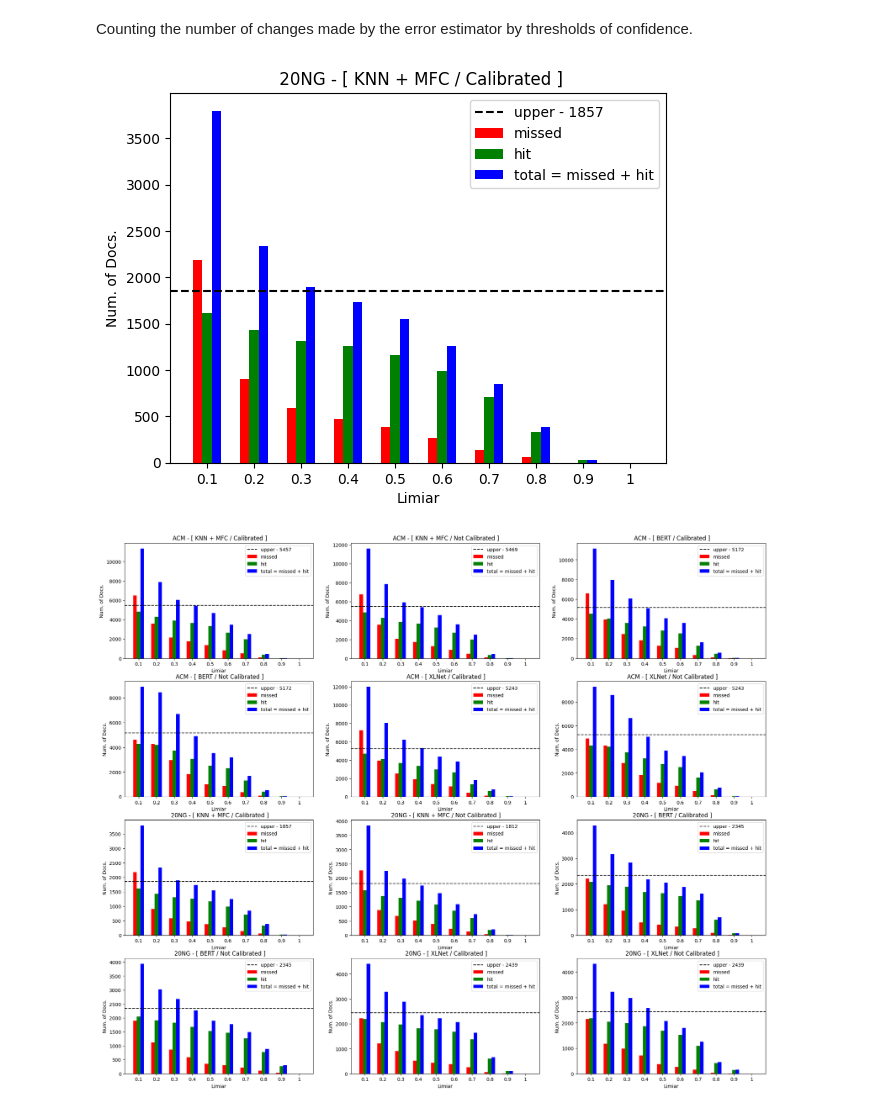
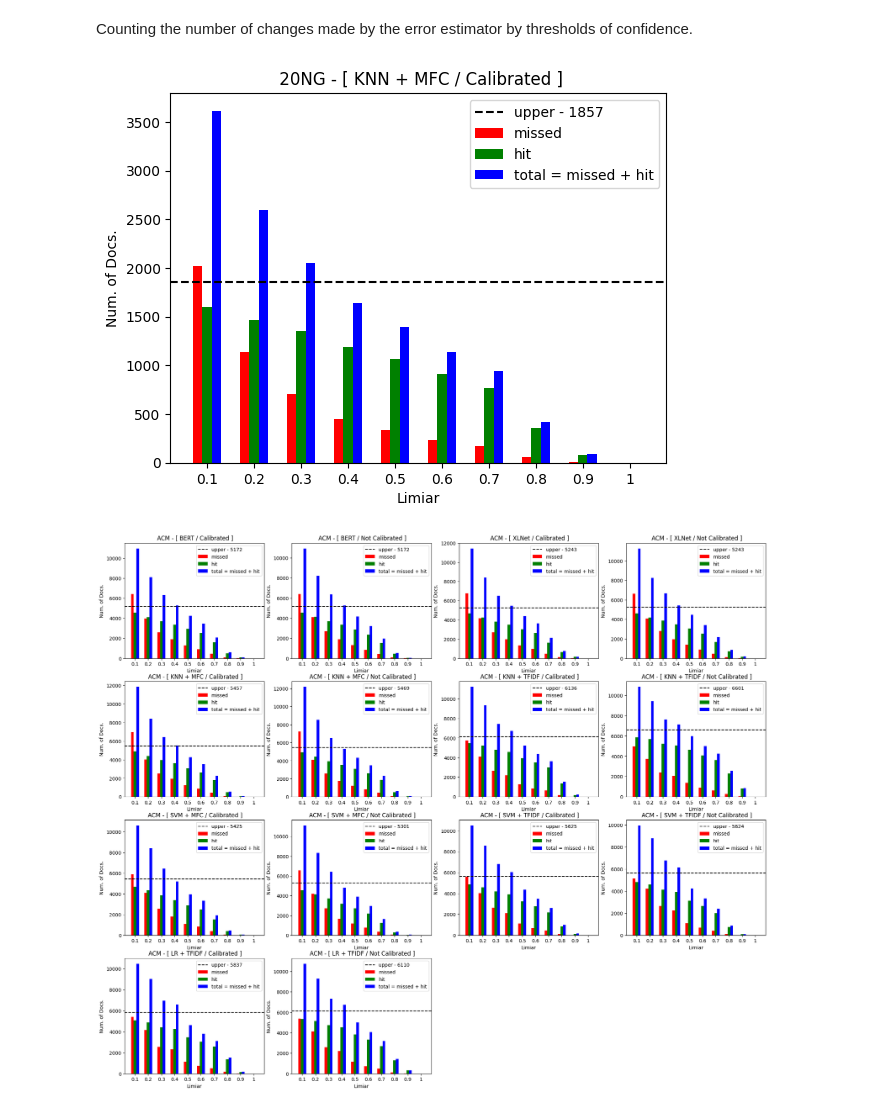
Before and after one commit to warSantos/MS, a Jupyter notebook: analysis/analysis_error_estimators/zeros_count.ipynb, the cells around one changed output. Saved outputs shown, nothing was run; the diff lists cells and outputs as text; code cells hidden in the pictures.

```diff
--- a/analysis/analysis_error_estimators/zeros_count.ipynb
+++ b/analysis/analysis_error_estimators/zeros_count.ipynb
@@ -23,10 +23,10 @@ def measure_error_estimation(data_source: str,
     counts = {}
     clf, proba_type, _ = clf_setup
     for fold in np.arange(10):
-        y_pred = np.load(f"{data_source}/local_rf/{proba_type}/{dataset}/10_folds/{clf}/{clfs_sufix}/dist_probas_probas_based/{fold}/test.npz")['y']
+        y_pred = np.load(f"{data_source}/error_detection/{proba_type}/{dataset}/10_folds/{clf}/{clfs_sufix}/dist_probas_probas_based/{fold}/test.npz")['y']
         y_true = np.load(f"{data_source}/upper_bound/{proba_type}/{dataset}/10_folds/{clf}/{fold}/test.npz")['y']
         probs_class_0 = 1 - y_pred
-        if check_scoring(f"{data_source}/local_rf/{proba_type}/{dataset}/10_folds/{clf}/{clfs_sufix}/dist_probas_probas_based/{fold}/scoring.json"):
+        if check_scoring(f"{data_source}/error_detection/{proba_type}/{dataset}/10_folds/{clf}/{clfs_sufix}/dist_probas_probas_based/{fold}/scoring.json"):
             for limiar in limiars:
                 idxs_zeros = np.where([probs_class_0 > limiar])[1]
                 missed = np.sum(y_true[idxs_zeros])
@@ -86,14 +76,40 @@ CLFS = [
+# %%
+DATASETS = ["acm", "20ng"]
+CLFS = [
+    ["bert", "temperature_scaling", "BERT / Calibrated"],
+    ["bert", "normal_probas", "BERT / Not Calibrated"],
+    ["xlnet", "temperature_scaling", "XLNet / Calibrated"],
+    ["xlnet", "normal_probas", "XLNet / Not Calibrated"],
+    ["ktmk", "isotonic", "KNN + MFC / Calibrated"],
+    ["ktmk", "normal_probas", "KNN + MFC / Not Calibrated"],
+    ["ktr", "isotonic", "KNN + TFIDF / Calibrated"],
+    ["ktr", "normal_probas", "KNN + TFIDF / Not Calibrated"],
+    ["lstmk", "isotonic", "SVM + MFC / Calibrated"],
+    ["lstmk", "normal_probas", "SVM + MFC / Not Calibrated"],
+    ["lstr", "isotonic", "SVM + TFIDF / Calibrated"],
+    ["lstr", "normal_probas", "SVM + TFIDF / Not Calibrated"],
+    ["ltr", "isotonic", "LR + TFIDF / Calibrated"],
+    ["ltr", "normal_probas", "LR + TFIDF / Not Calibrated"],
+]
 # %%
 SUFIX = {
     "calib": [
+        ["bert", "temperature_scaling", "BERT / Calibrated"],
+        ["xlnet", "temperature_scaling", "XLNet / Calibrated"],
         ["ktmk", "isotonic", "KNN + MFC / Calibrated"],
-        ["bert", "temperature_scaling", "BERT / Calibrated"],
-        ["xlnet", "temperature_scaling", "XLNet / Calibrated"]
+        ["ktr", "isotonic", "KNN + TFIDF / Calibrated"],
+        ["lstmk", "isotonic", "SVM + MFC / Calibrated"],
+        ["lstr", "isotonic", "SVM + TFIDF / Calibrated"],
+        ["ltr", "isotonic", "LR + TFIDF / Calibrated"],
     ],
     "normal": [
         ["bert", "normal_probas", "BERT / Not Calibrated"],
+        ["xlnet", "normal_probas", "XLNet / Not Calibrated"],
         ["ktmk", "normal_probas", "KNN + MFC / Not Calibrated"],
-        ["xlnet", "normal_probas", "XLNet / Not Calibrated"]
+        ["ktr", "normal_probas", "KNN + TFIDF / Not Calibrated"],
+        ["lstmk", "normal_probas", "SVM + MFC / Not Calibrated"],
+        ["lstr", "normal_probas", "SVM + TFIDF / Not Calibrated"],
+        ["ltr", "normal_probas", "LR + TFIDF / Not Calibrated"],
     ]
 }
 # %%
@@ -105,12 +121,12 @@ counts = measure_error_estimation(DATA_SOURCE, "20ng", ["ktmk", "isotonic", "KNN
 # %%
 plot_dist(counts, "20ng", ["ktmk", "isotonic", "KNN + MFC / Calibrated"])
 # %% [output]
-[figure, old version]
+[figure, new version]
 # %%
 fig = plt.figure(figsize=(24, 20))
-for plot_idx, (dataset, clf_setup) in enumerate(product(DATASETS, CLFS)):
+for plot_idx, (dataset, clf_setup) in enumerate(product(["acm"], CLFS)):
     counts = measure_error_estimation(DATA_SOURCE, dataset, clf_setup, LIMIARS, sufixs[plot_idx % 2])
-    plt.subplot(4, 3, plot_idx + 1)
+    plt.subplot(4, 4, plot_idx + 1)
     plot_dist(counts, dataset, clf_setup)
 # %% [output]
-[figure, old version]
+[figure, new version]
```
Also changed, not shown: parts of 2 cells of this notebook, 15 other files.
